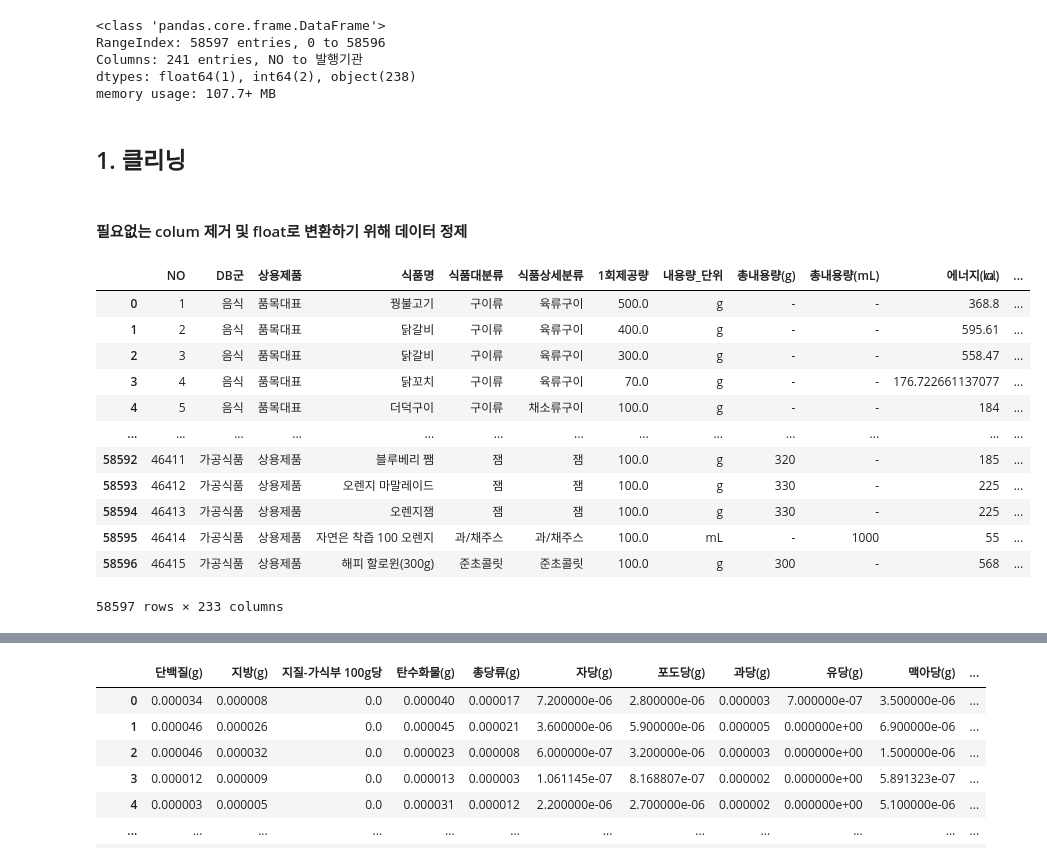
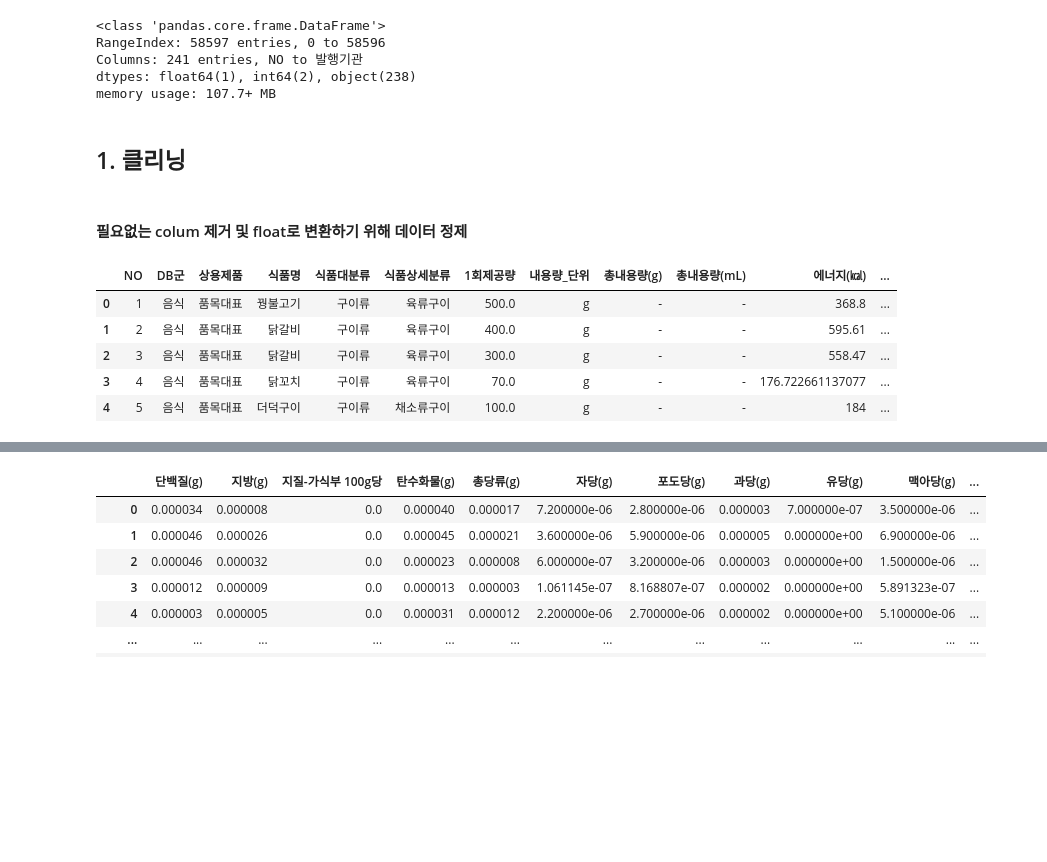
Before and after one commit to mang0206/test_mirror, a Jupyter notebook: food_nutrients.ipynb, the cells around one changed output, grey strips where cells are left out. Saved outputs shown, nothing was run; the diff lists cells and outputs as text; code cells hidden in the pictures; blank space fills up the shorter version.

```diff
--- a/food_nutrients.ipynb
+++ b/food_nutrients.ipynb
@@ -31,29 +31,22 @@ RangeIndex: 58597 entries, 0 to 58596
 Columns: 241 entries, NO to 발행기관
 dtypes: float64(1), int64(2), object(238)
 memory usage: 107.7+ MB
-# %% [markdown]
-## 1. 클리닝
-# %% [markdown]
-#### 필요없는 colum 제거 및 float로 변환하기 위해 데이터 정제
+# %% [markdown]
+## 1. 클리닝
+# %% [markdown]
+#### 필요없는 colum 제거 및 float로 변환하기 위해 데이터 정제
 # %%
 food_nutrients = food_nutrients.drop(['SAMPLE_ID', '식품코드', '연도', '지역 / 제조사',\
                                       '채취시기', '폐기율(%)', '성분표출처', '발행기관'], axis = 1)
 # %%
-food_nutrients
+food_nutrients.head()
 # %% [output]
 |  | NO | DB군 | 상용제품 | 식품명 | 식품대분류 | 식품상세분류 | 1회제공량 | 내용량_단위 | 총내용량(g) | 총내용량(mL) | 에너지(㎉) | ... |
 | 0 | 1 | 음식 | 품목대표 | 꿩불고기 | 구이류 | 육류구이 | 500.0 | g | - | - | 368.8 | ... |
 | 1 | 2 | 음식 | 품목대표 | 닭갈비 | 구이류 | 육류구이 | 400.0 | g | - | - | 595.61 | ... |
 | 2 | 3 | 음식 | 품목대표 | 닭갈비 | 구이류 | 육류구이 | 300.0 | g | - | - | 558.47 | ... |
 | 3 | 4 | 음식 | 품목대표 | 닭꼬치 | 구이류 | 육류구이 | 70.0 | g | - | - | 176.722661137077 | ... |
 | 4 | 5 | 음식 | 품목대표 | 더덕구이 | 구이류 | 채소류구이 | 100.0 | g | - | - | 184 | ... |
-| ... | ... | ... | ... | ... | ... | ... | ... | ... | ... | ... | ... | ... |
-| 58592 | 46411 | 가공식품 | 상용제품 | 블루베리 쨈 | 잼 | 잼 | 100.0 | g | 320 | - | 185 | ... |
-| 58593 | 46412 | 가공식품 | 상용제품 | 오렌지 마말레이드 | 잼 | 잼 | 100.0 | g | 330 | - | 225 | ... |
-| 58594 | 46413 | 가공식품 | 상용제품 | 오렌지잼 | 잼 | 잼 | 100.0 | g | 330 | - | 225 | ... |
-| 58595 | 46414 | 가공식품 | 상용제품 | 자연은 착즙 100 오렌지 | 과/채주스 | 과/채주스 | 100.0 | mL | - | 1000 | 55 | ... |
-| 58596 | 46415 | 가공식품 | 상용제품 | 해피 할로윈(300g) | 준초콜릿 | 준초콜릿 | 100.0 | g | 300 | - | 568 | ... |
-58597 rows × 233 columns
 # %%
 food_nutrients_copy = food_nutrients.copy()
 food_nutrients_copy.loc[: ,'단백질(g)':'카페인(㎎)'] = food_nutrients.loc[: ,'단백질(g)':'카페인(㎎)'].replace(['-', 'tr', 'Tr'], 0)
```
Also changed, not shown: parts of 10 cells of this notebook.
